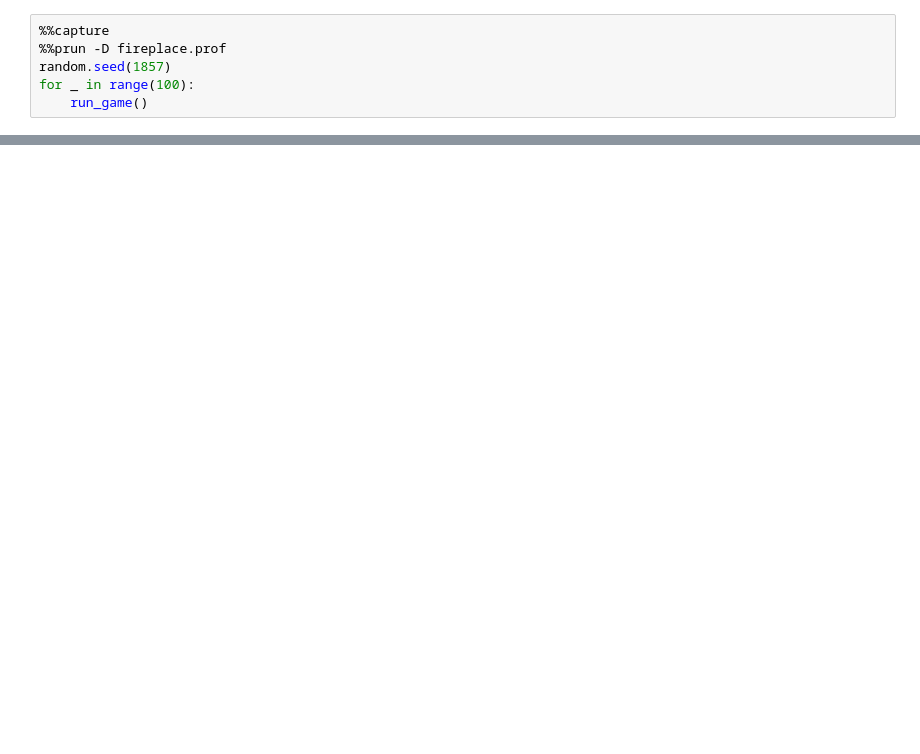
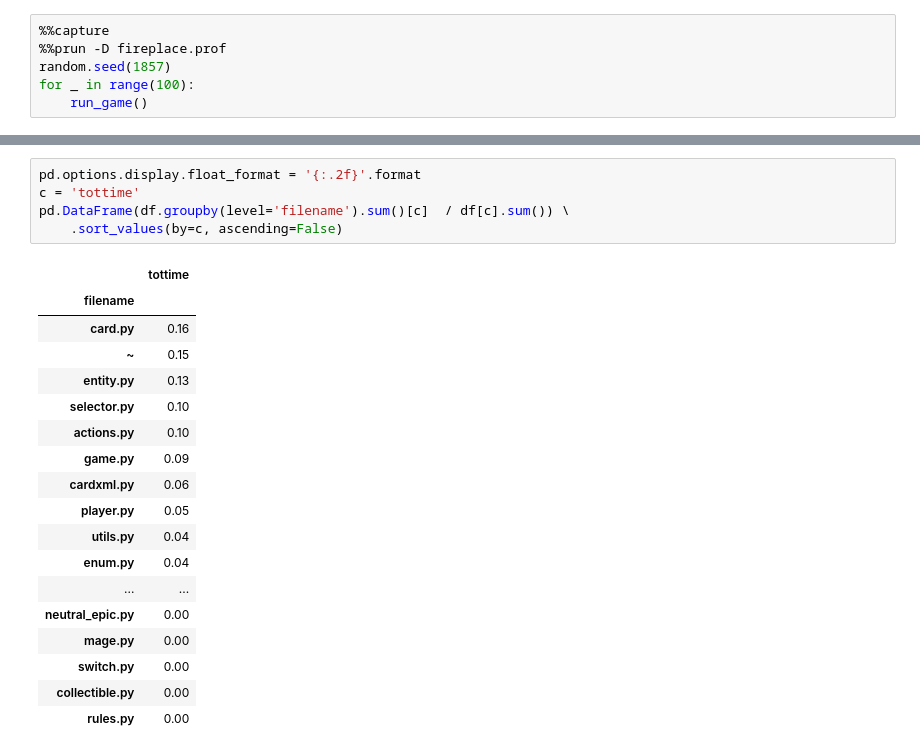
Before and after one commit to afcarl/fireplace-profiling, a Jupyter notebook: benchmark.ipynb, the cells around one changed output, grey strips where cells are left out. Saved outputs shown, nothing was run; the diff lists cells and outputs as text; blank space fills up the shorter version.

```diff
--- a/benchmark.ipynb
+++ b/benchmark.ipynb
@@ -65,0 +74,24 @@ pd.DataFrame({str(k): v for (k, v) in stats.stats.items()}).T
+# %%
+pd.options.display.float_format = '{:.2f}'.format
+c = 'tottime'
+pd.DataFrame(df.groupby(level='filename').sum()[c]  / df[c].sum()) \
+    .sort_values(by=c, ascending=False)
+# %% [output]
+|  | tottime |
+| filename |  |
+| card.py | 0.16 |
+| ~ | 0.15 |
+| entity.py | 0.13 |
+| selector.py | 0.10 |
+| actions.py | 0.10 |
+| game.py | 0.09 |
+| cardxml.py | 0.06 |
+| player.py | 0.05 |
+| utils.py | 0.04 |
+| enum.py | 0.04 |
+| ... | ... |
+| neutral_epic.py | 0.00 |
+| mage.py | 0.00 |
+| switch.py | 0.00 |
+| collectible.py | 0.00 |
+| rules.py | 0.00 |
```
Also changed, not shown: parts of 6 cells of this notebook.
